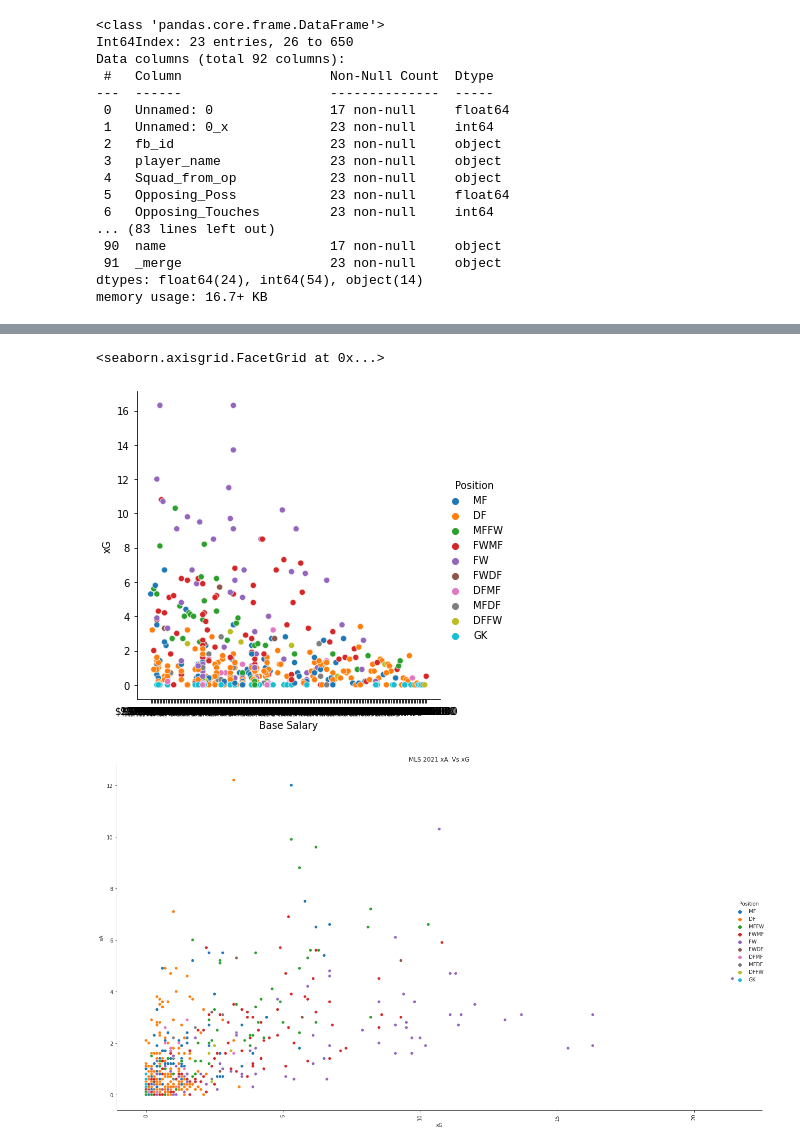
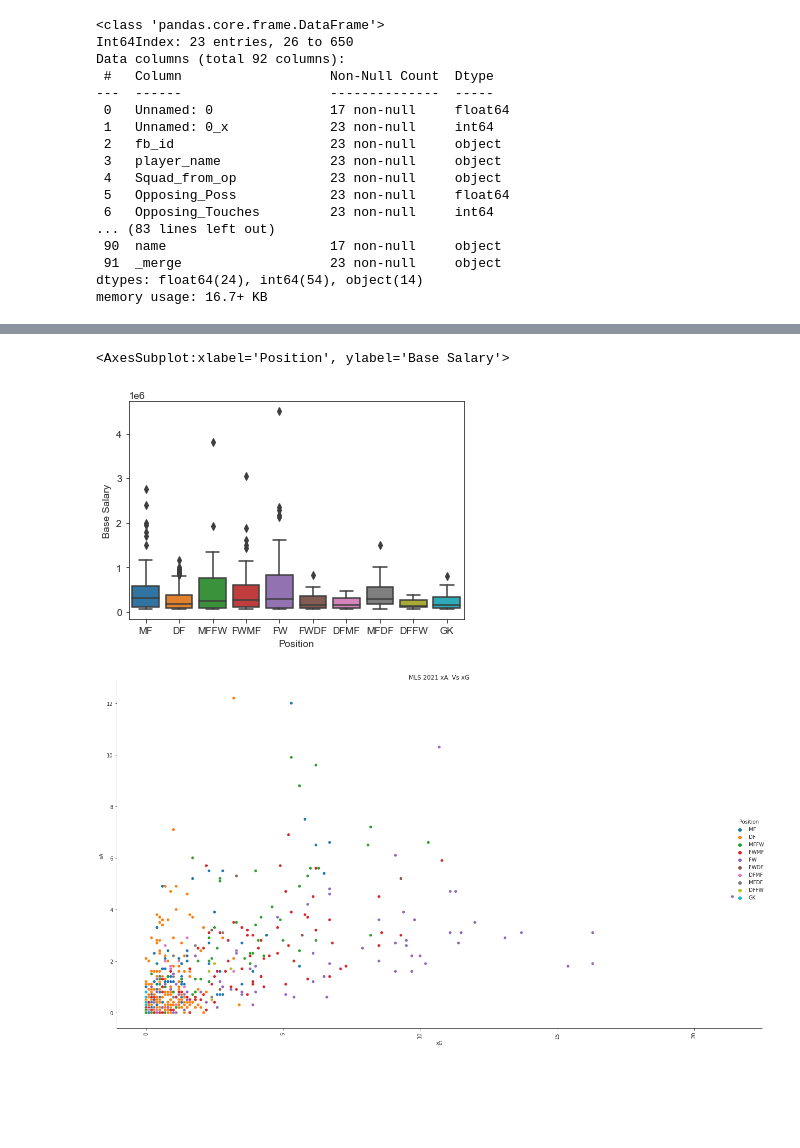
Before and after one commit to misterrustia/MLS_clustering_Captsone, a Jupyter notebook: 2_Exploratory_Data_analysis/Player_exploratory_data_analysis.ipynb, the cells around one changed output, grey strips where cells are left out. Cells and saved outputs as stored; diff of their text form; code cells hidden in the pictures; blank space fills up the shorter version.

```diff
--- a/2_Exploratory_Data_analysis/Player_exploratory_data_analysis.ipynb
+++ b/2_Exploratory_Data_analysis/Player_exploratory_data_analysis.ipynb
@@ -117,8 +135,8 @@ plt.tight_layout()
-# %%
-sns.relplot(data=df, x ='Base Salary', y='xG',hue='Position')
-# %% [output]
-<seaborn.axisgrid.FacetGrid at 0x...>
-[figure, removed]
+# %%
+sns.boxplot(x ='Position', y='Base Salary',data=df)
+# %% [output]
+<AxesSubplot:xlabel='Position', ylabel='Base Salary'>
+[figure, added]
 # %%
 sns.set_style('ticks')
 
```
Also changed, not shown: parts of 8 cells of this notebook.
